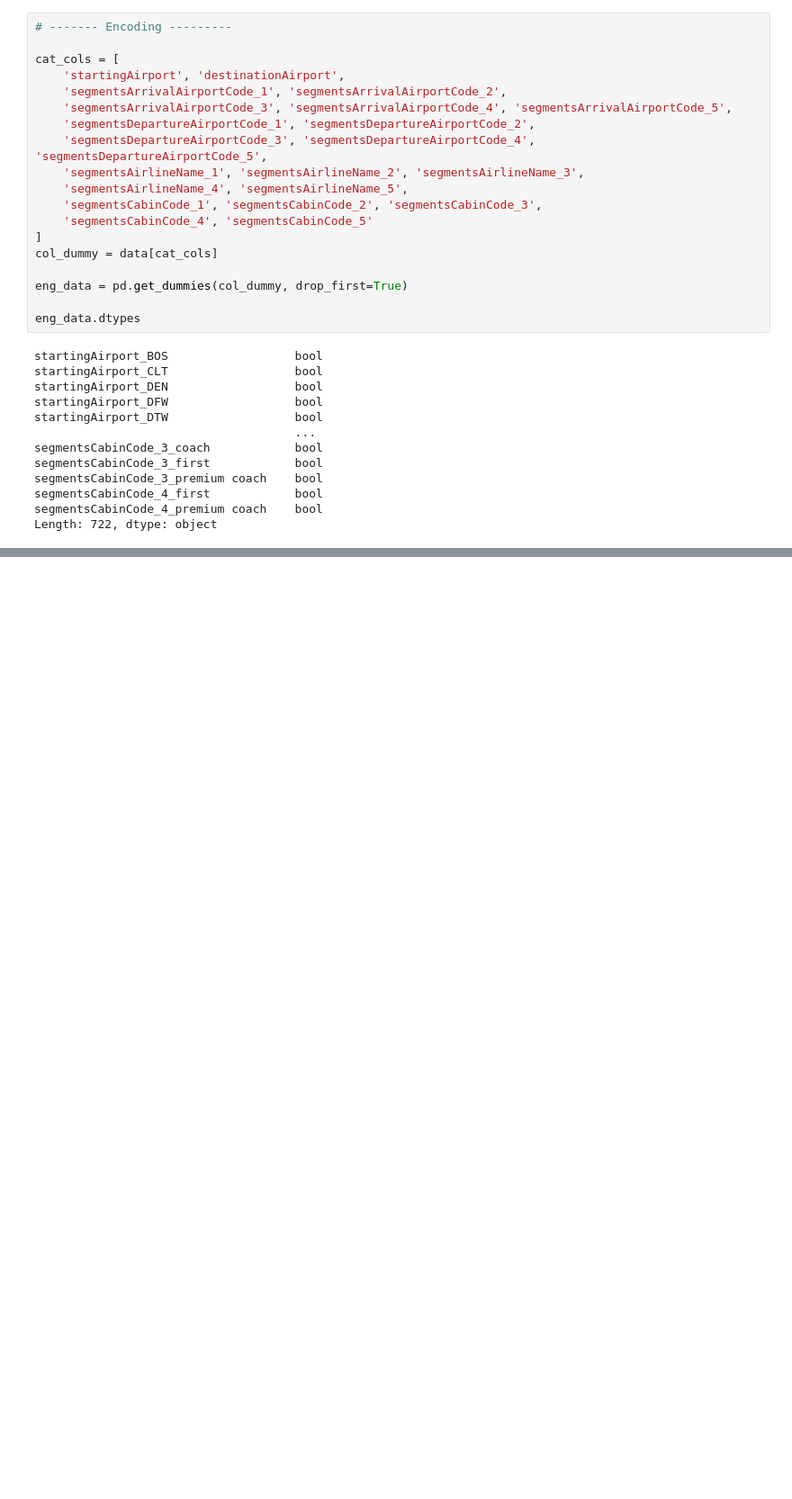
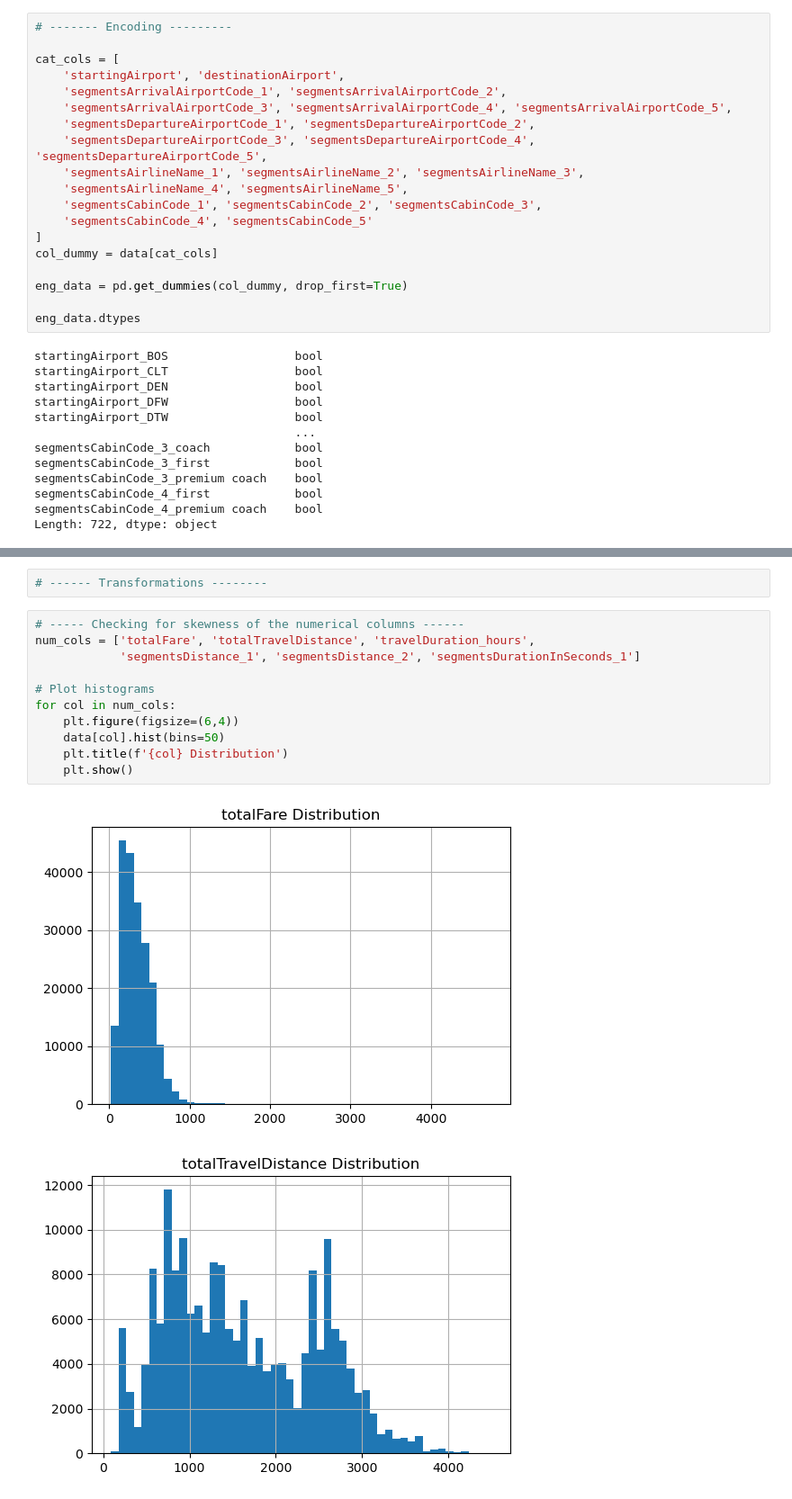
Before and after one commit to andreavreug/Airline-Fare-Prediction, a Jupyter notebook: Pricing_Analysis.ipynb, the cells around one changed output, grey strips where cells are left out. Shown at 90% size. Drawn from its saved outputs; the diff is of its cells as text; blank space fills up the shorter version.

```diff
--- a/Pricing_Analysis.ipynb
+++ b/Pricing_Analysis.ipynb
@@ -409,0 +426,16 @@ cat
+# %%
+# ------ Transformations --------
+# %%
+# ----- Checking for skewness of the numerical columns ------
+num_cols = ['totalFare', 'totalTravelDistance', 'travelDuration_hours',
+            'segmentsDistance_1', 'segmentsDistance_2', 'segmentsDurationInSeconds_1']
+
+# Plot histograms
+for col in num_cols:
+    plt.figure(figsize=(6,4))
+    data[col].hist(bins=50)
+    plt.title(f'{col} Distribution')
+    plt.show()
+# %% [output]
+[figure, added]
+[figure, added]
```
Also changed, not shown: parts of 4 cells of this notebook.
